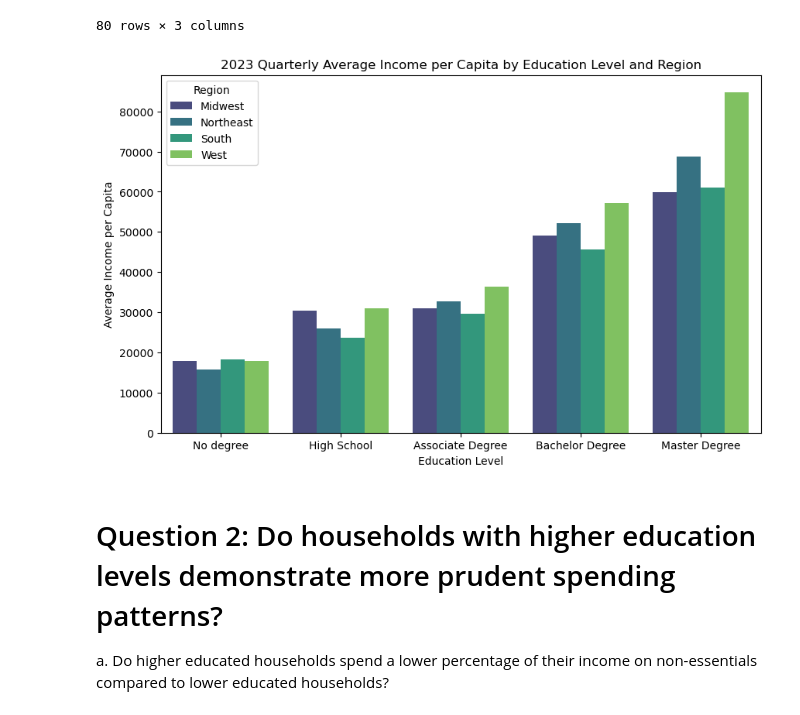
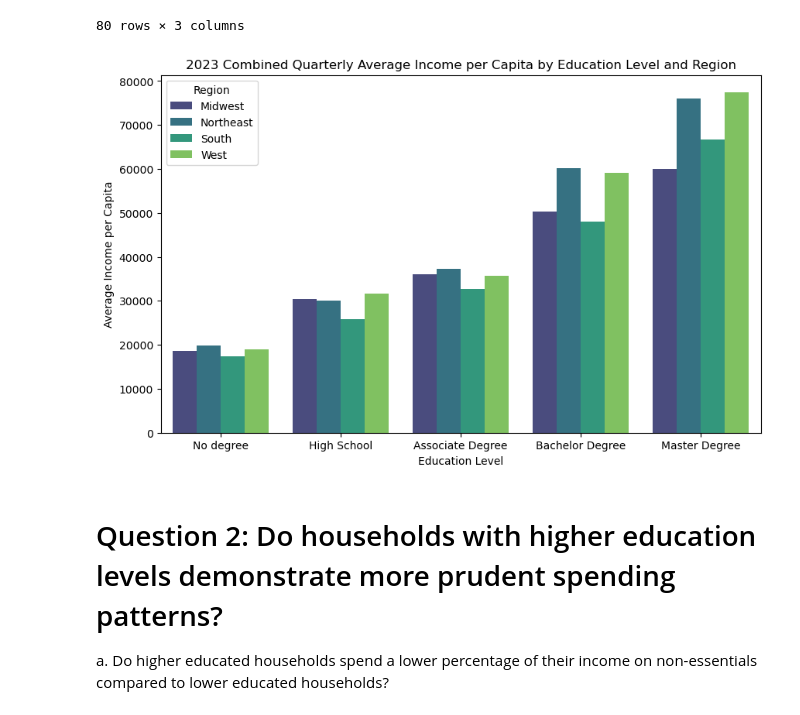
Before and after one commit to Leslygcruz/Educationproj, a Jupyter notebook: notebooks/Education_capstone.ipynb, the cells around one changed output. Saved outputs shown, nothing was run; the diff lists cells and outputs as text; code cells hidden in the pictures.

```diff
--- a/notebooks/Education_capstone.ipynb
+++ b/notebooks/Education_capstone.ipynb
@@ -546,17 +546,17 @@ quarterlyeducinc
 # %%
 avgquarterlyeducinc=quarterlyeducinc.groupby(['Region','Education level'])['Income per Capita'].mean()
 # %%
-avgquarterlyeducinc=avgquarterlyeducinc.reset_index
+avgquarterlyeducinc=avgquarterlyeducinc.reset_index()
 # %%
 plt.figure(figsize=(10, 6))
-sns.barplot(data=educincome234avg, x='Education level', y='Income per Capita', hue='Region', palette='viridis')#palette='mako')#palette='ocean')#palette='PuBuGn')
-plt.title('2023 Quarterly Average Income per Capita by Education Level and Region')
+sns.barplot(data=avgquarterlyeducinc, x='Education level', y='Income per Capita', hue='Region', palette='viridis')#palette='mako')#palette='ocean')#palette='PuBuGn')
+plt.title('2023 Combined Quarterly Average Income per Capita by Education Level and Region')
 plt.xlabel('Education Level')
 plt.ylabel('Average Income per Capita')
 plt.legend(title='Region')
 plt.show()
 # %% [output]
-[figure, old version]
+[figure, new version]
 # %% [markdown]
 # Question 2: Do households with higher education levels demonstrate more prudent spending patterns?
 a. Do higher educated households spend a lower percentage of their income on non-essentials compared to lower educated households?
```
Also changed, not shown: parts of 5 cells of this notebook.
